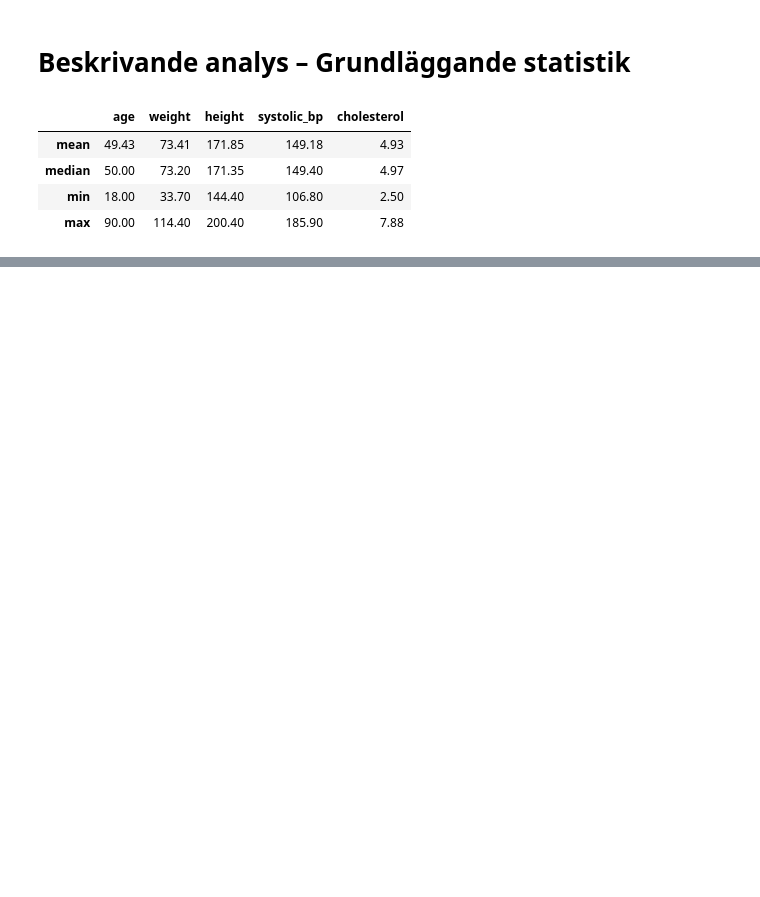
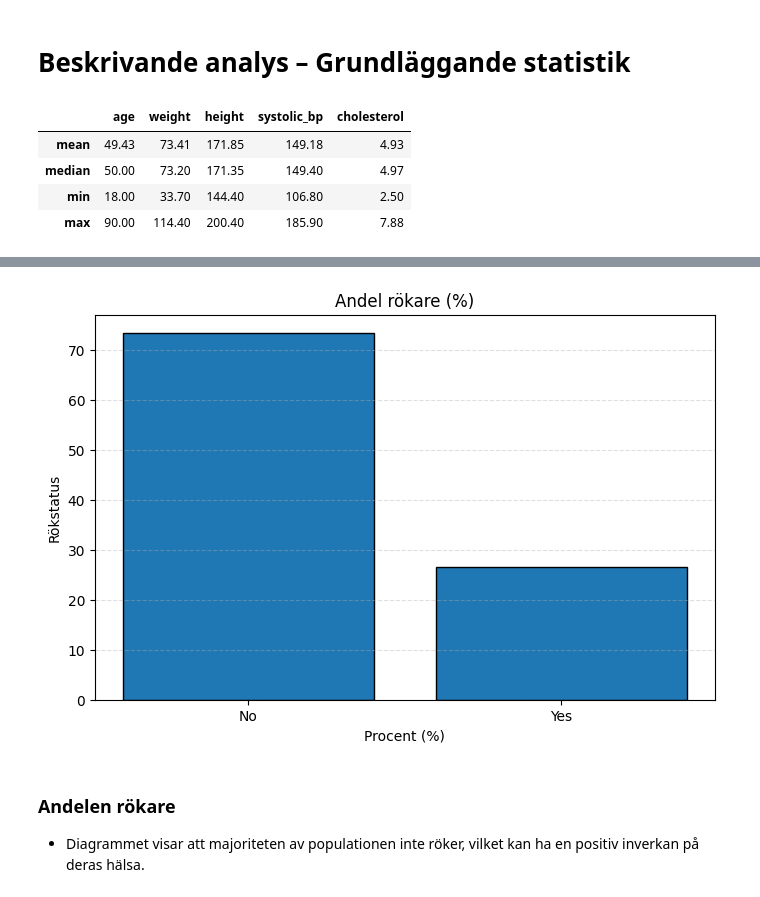
Before and after one commit to faezehgohari/health_study_analysis, a Jupyter notebook: notebooks/del2_notebook.ipynb, the cells around one changed output, grey strips where cells are left out. Drawn from its saved outputs; the diff is of its cells as text; code cells hidden in the pictures; blank space fills up the shorter version.

```diff
--- a/notebooks/del2_notebook.ipynb
+++ b/notebooks/del2_notebook.ipynb
@@ -24,0 +46,8 @@ stats
+# %%
+#Andel rökare graf
+V.bar_percentage_smokers(df_clean);
+# %% [output]
+[figure, added]
+# %% [markdown]
+### Andelen rökare
+- Diagrammet visar att majoriteten av populationen inte röker, vilket kan ha en positiv inverkan på deras hälsa.
```
Also changed, not shown: parts of 5 cells of this notebook, 1 other file.
